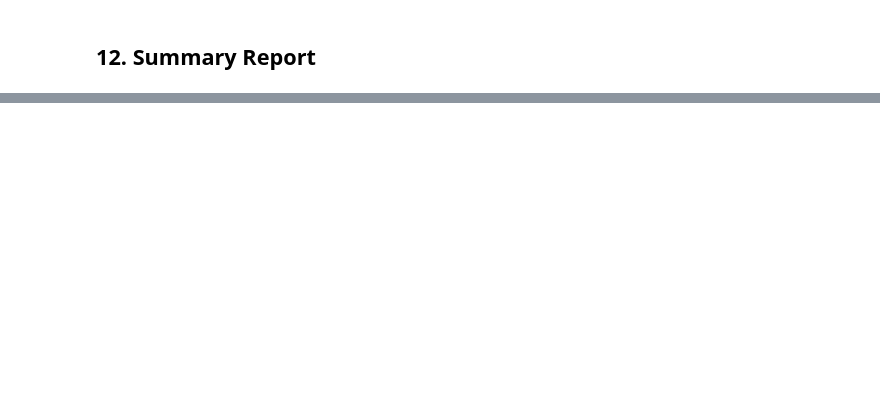
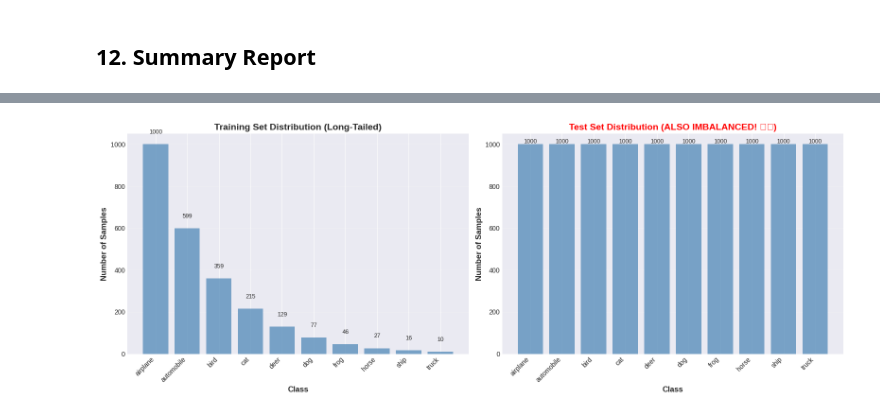
Before and after one commit to nguyenquocviet2005/SAT-for-long-tailed, a Jupyter notebook: SAT_LongTailed_CIFAR10.ipynb, the cells around one changed output, grey strips where cells are left out. Cells and saved outputs as stored; diff of their text form; code cells hidden in the pictures; blank space fills up the shorter version.

```diff
--- a/SAT_LongTailed_CIFAR10.ipynb
+++ b/SAT_LongTailed_CIFAR10.ipynb
@@ -871,0 +1222,67 @@ print("\n✅ Analysis complete!")
+# %%
+# Check train and test distributions
+train_dist = trainset.get_class_distribution()
+test_dist = testset.get_class_distribution()
+
+print("="*100)
+print("DATASET DISTRIBUTION ANALYSIS")
+print("="*100)
+print(f"\n{'Class':<15} | {'Train Samples':>15} | {'Test Samples':>15} | {'Test Accuracy':>15}")
+print("-"*100)
+
+for i in range(num_classes):
+    class_name = class_names[i]
+    train_count = train_dist[i]
+    test_count = test_dist[i]
+    test_acc = final_class_acc[i]
+    print(f"{i}: {class_name:<12} | {train_count:>15} | {test_count:>15} | {test_acc:>14.2f}%")
+
+print("-"*100)
+print(f"{'TOTAL':<15} | {sum(train_dist.values()):>15} | {sum(test_dist.values()):>15} |")
+print("="*100)
+
+# Visualize side-by-side
+fig, axes = plt.subplots(1, 2, figsize=(16, 6))
+
+# Train distribution
+ax = axes[0]
+ax.bar(range(num_classes), [train_dist[i] for i in range(num_classes)], alpha=0.7, color='steelblue')
+ax.set_xlabel('Class', fontweight='bold', fontsize=12)
+ax.set_ylabel('Number of Samples', fontweight='bold', fontsize=12)
+ax.set_title('Training Set Distribution (Long-Tailed)', fontweight='bold', fontsize=14)
+ax.set_xticks(range(num_classes))
+ax.set_xticklabels(class_names, rotation=45, ha='right')
+ax.grid(True, alpha=0.3, axis='y')
+for i in range(num_classes):
+    ax.text(i, train_dist[i] + 50, str(train_dist[i]), ha='center', fontsize=9)
+
+# Test distribution
+ax = axes[1]
+colors_test = ['red' if test_dist[i] < 1000 else 'steelblue' for i in range(num_classes)]
+ax.bar(range(num_classes), [test_dist[i] for i in range(num_classes)], alpha=0.7, color=colors_test)
+ax.set_xlabel('Class', fontweight='bold', fontsize=12)
+ax.set_ylabel('Number of Samples', fontweight='bold', fontsize=12)
+ax.set_title('Test Set Distribution (ALSO IMBALANCED! ⚠️)', fontweight='bold', fontsize=14, color='red')
+ax.set_xticks(range(num_classes))
+ax.set_xticklabels(class_names, rotation=45, ha='right')
+ax.grid(True, alpha=0.3, axis='y')
+for i in range(num_classes):
+    ax.text(i, test_dist[i] + 5, str(test_dist[i]), ha='center', fontsize=9)
+
+plt.tight_layout()
+plt.savefig(os.path.join(config.save_dir, 'train_test_distribution_comparison.png'), dpi=150)
+plt.show()
+
+print("\n" + "="*100)
+print("⚠️  PROBLEM IDENTIFIED:")
+print("="*100)
+print("The TEST SET is also long-tailed (imbalanced)!")
+print(f"Expected: Each class should have ~1000 test samples (balanced)")
+print(f"Actual: Test samples range from {min(test_dist.values())} to {max(test_dist.values())}")
+print("\nThis is why you're getting low accuracy (~20% on test):")
+print("- Minority classes have very few test samples")
+print("- The model hasn't seen enough minority class examples during training")
+print("- Even worse, it's tested on imbalanced data too!")
+print("\n💡 SOLUTION: The test set should be BALANCED (standard CIFAR-10)")
+print("="*100)
+# %% [output]
@@ -871,0 +1308 @@ print("\n✅ Analysis complete!")
+[figure, added]
```
Also changed, not shown: parts of 16 cells of this notebook, 1 other file.
